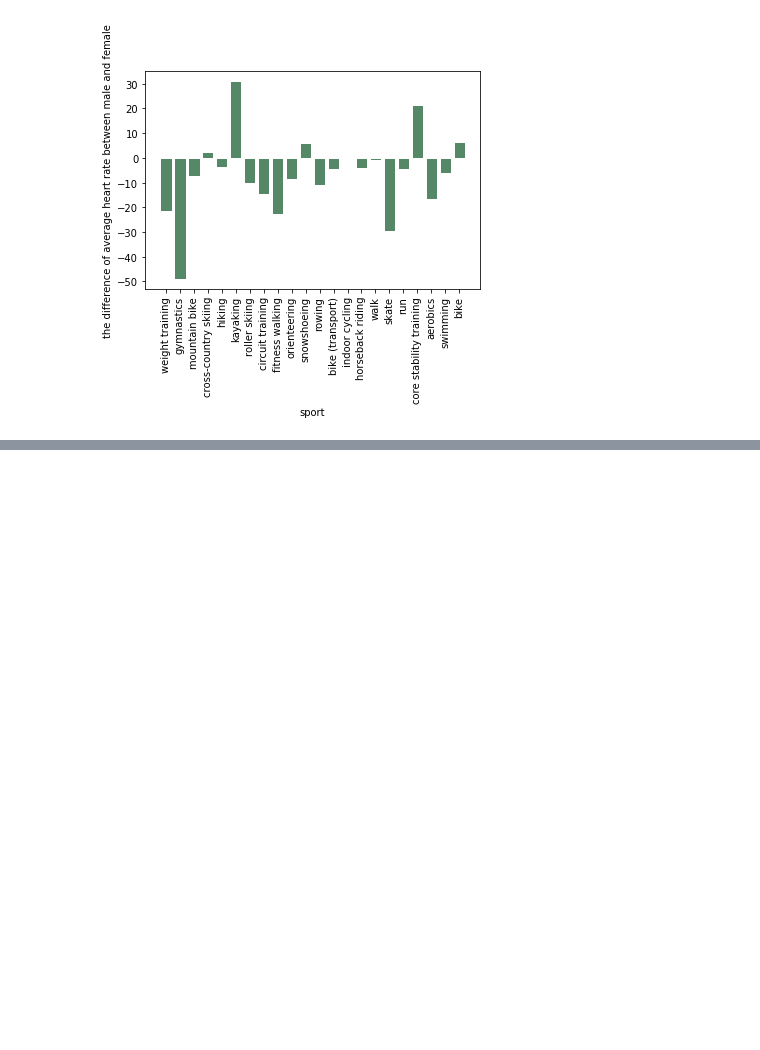
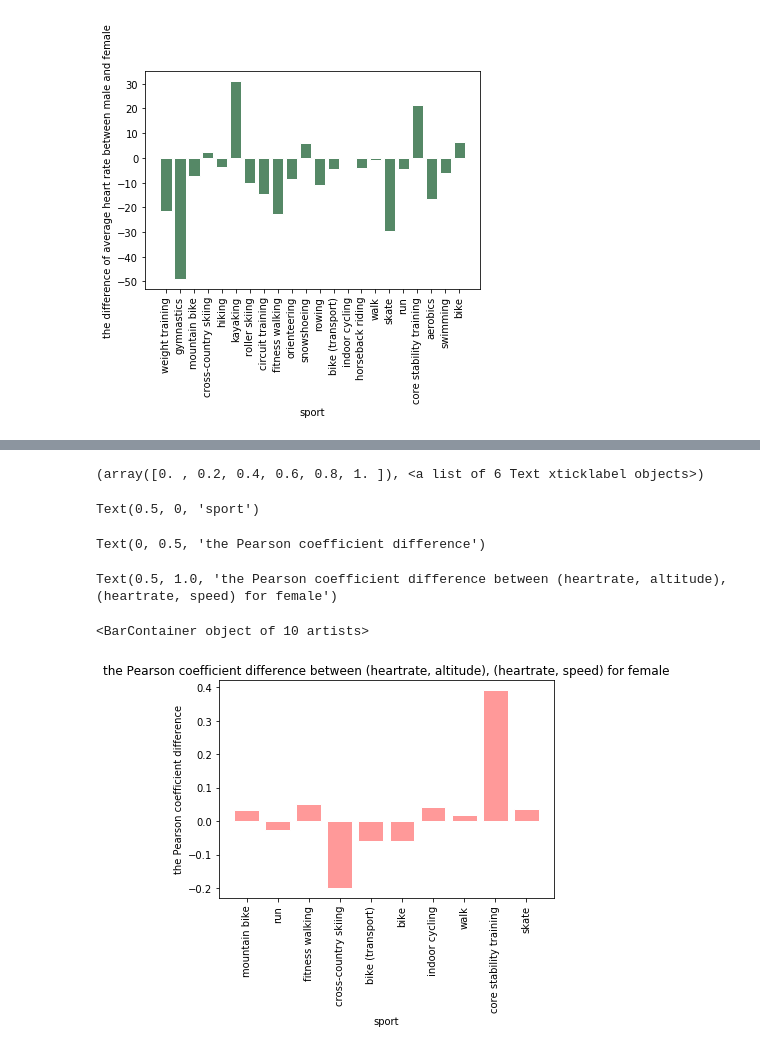
Before and after one commit to TuanTTranCS/concordia-bigdata-project, a Jupyter notebook: BigData_Project_Yefei.ipynb, the cells around one changed output, grey strips where cells are left out. Drawn from its saved outputs; the diff is of its cells as text; code cells hidden in the pictures; blank space fills up the shorter version.

```diff
--- a/BigData_Project_Yefei.ipynb
+++ b/BigData_Project_Yefei.ipynb
@@ -328,0 +331,13 @@ Results: 1) Female and male show nearly similar trends. The average variance rat
+# %%
+plt.xticks(rotation=90)
+plt.xlabel('sport')
+plt.ylabel('the Pearson coefficient difference')
+plt.title('the Pearson coefficient difference between (heartrate, altitude), (heartrate, speed) for female')
+bar(sportTypeFM, diffFMatsp, facecolor='#ff9999', edgecolor='white')
+# %% [output]
+(array([0. , 0.2, 0.4, 0.6, 0.8, 1. ]), <a list of 6 Text xticklabel objects>)
+Text(0.5, 0, 'sport')
+Text(0, 0.5, 'the Pearson coefficient difference')
+Text(0.5, 1.0, 'the Pearson coefficient difference between (heartrate, altitude), (heartrate, speed) for female')
+<BarContainer object of 10 artists>
+[figure, added]
```
Also changed, not shown: parts of 20 cells of this notebook.
